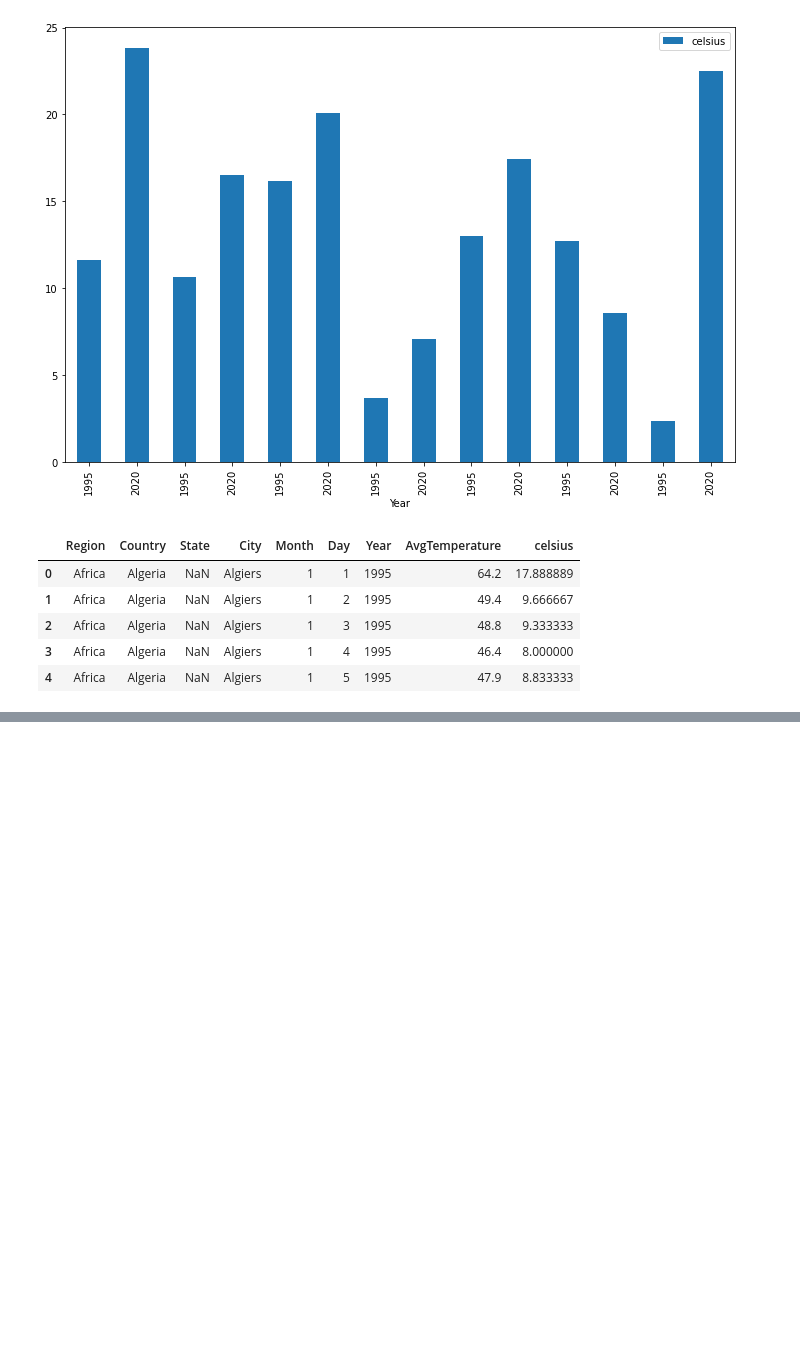
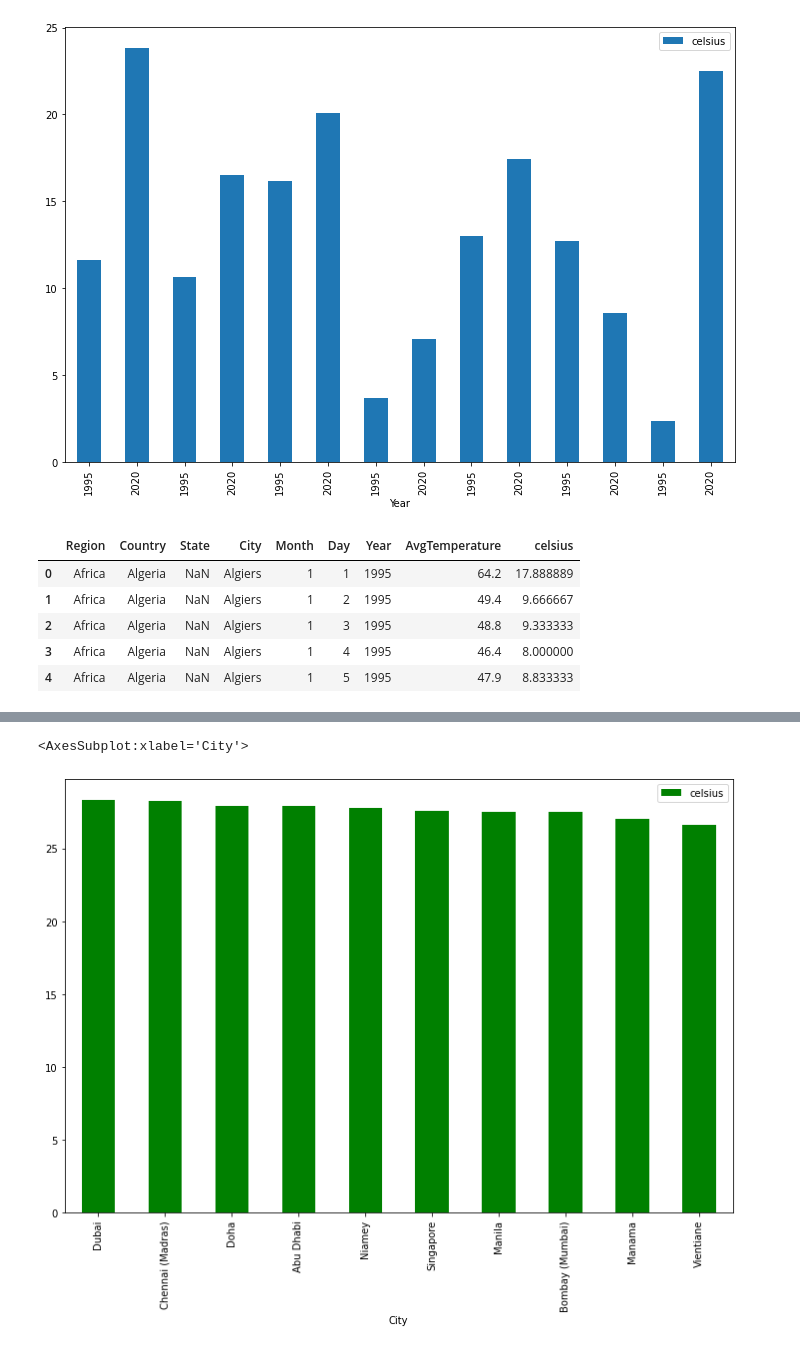
Before and after one commit to roblivesinottawa/analysis_climate_change_world, a Jupyter notebook: script.ipynb, the cells around one changed output, grey strips where cells are left out. Saved outputs shown, nothing was run; the diff lists cells and outputs as text; code cells hidden in the pictures; blank space fills up the shorter version.

```diff
--- a/script.ipynb
+++ b/script.ipynb
@@ -190,0 +254,5 @@ df.head()
+# %%
+df[['City', 'celsius', 'Country']].groupby(['City', 'Country']).mean().sort_values(by='celsius', ascending=False).reset_index().head(10).plot(kind='bar', x='City', y='celsius', color="g", figsize=(12,8), rot=90)
+# %% [output]
+<AxesSubplot:xlabel='City'>
+[figure, added]
```
Also changed, not shown: parts of 8 cells of this notebook, 3 other files.
